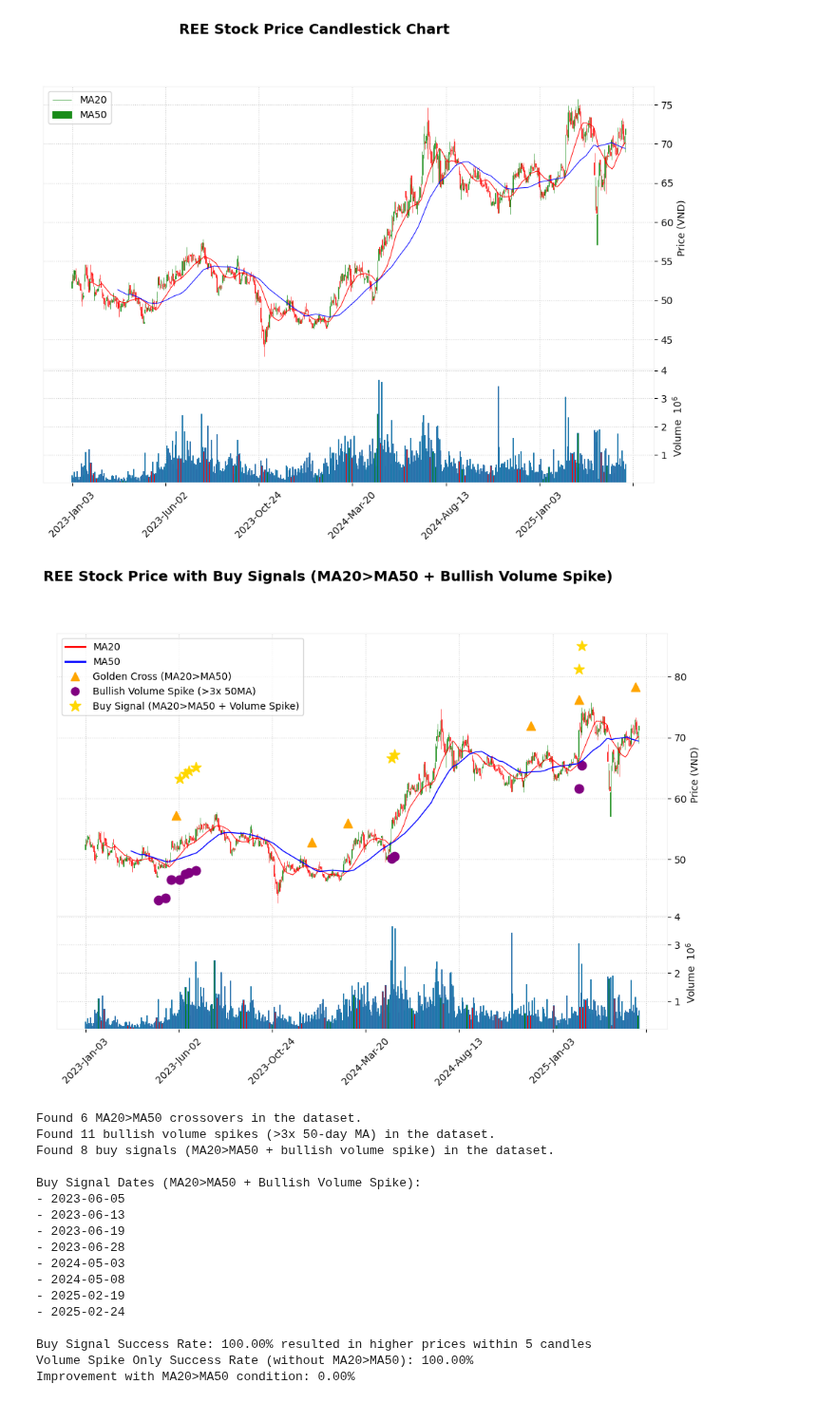
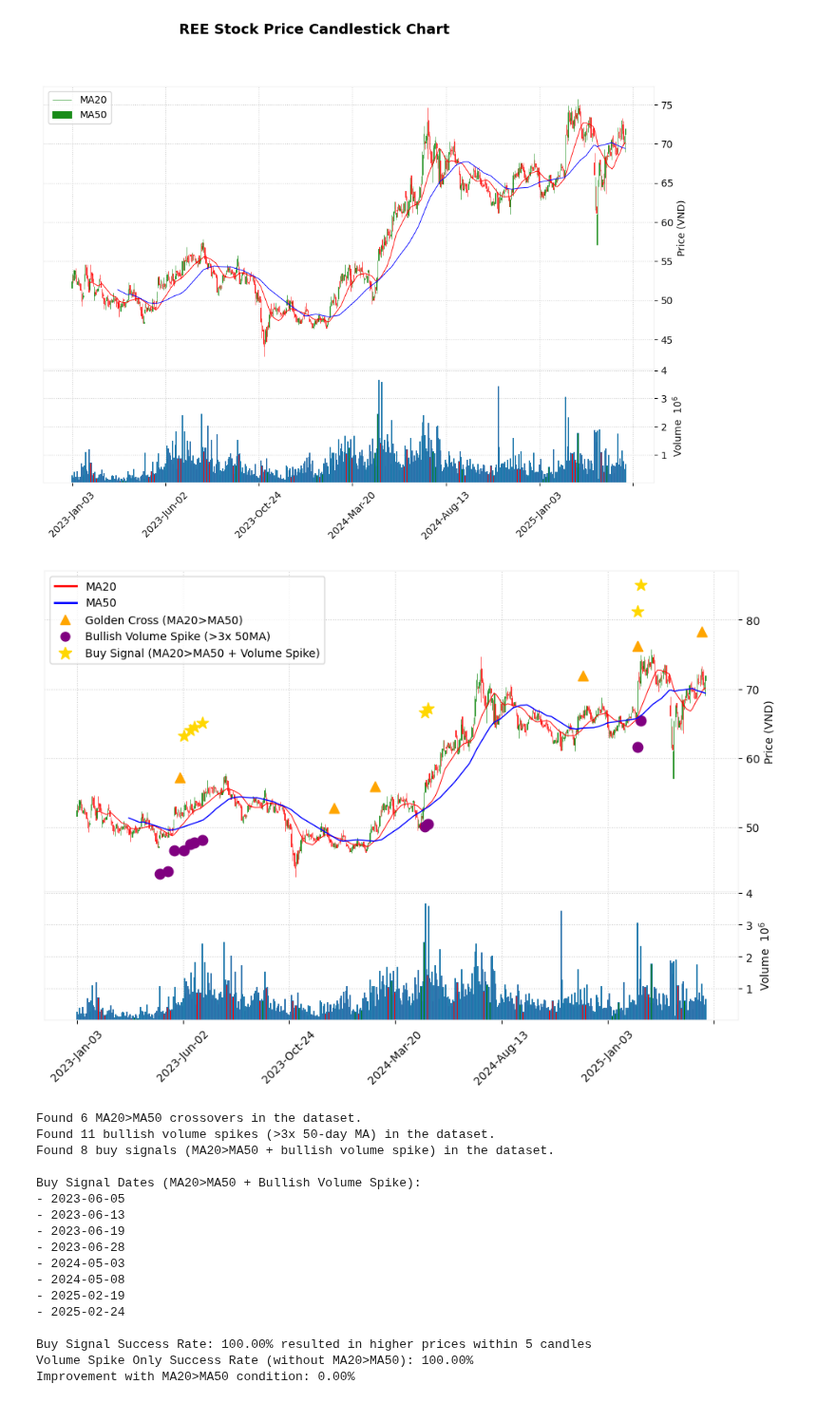
Before and after one commit to gahoccode/Jupyter, a Jupyter notebook: backtest.ipynb, the cells around one changed output. Shown at 95% size. Saved outputs shown, nothing was run; the diff lists cells and outputs as text; code cells hidden in the pictures.

Commit message:
refactor: remove chart tittle

```diff
--- a/backtest.ipynb
+++ b/backtest.ipynb
@@ -151,7 +151,7 @@ s = mpf.make_mpf_style(base_mpf_style='yahoo', marketcolors=mc,
 fig, axes = mpf.plot(df,
                     type='candle',
                     style=s,
-                    title='REE Stock Price with Buy Signals (MA20>MA50 + Bullish Volume Spike)',
+                    title='',
                     ylabel='Price (VND)',
                     addplot=plots,
                     volume=True,
@@ -202,34 +202,34 @@ if signal_count > 0:
             pos = df.index.get_loc(idx)
             # Check if there are at least 5 more candles after this one
             if pos + 5 < len(df):
                 # Success means price went higher within next 5 candles
                 if df.iloc[pos+1:pos+6]['high'].max() > df.loc[idx, 'close']:
                     success_count += 1
         except:
             pass
 
     if signal_count > 0:
         success_rate = (success_count / signal_count) * 100
         print(f"\nBuy Signal Success Rate: {success_rate:.2f}% resulted in higher prices within 5 candles")
 
         # Compare with regular volume spikes without MA crossover
         volume_only_count = volume_spike_count - signal_count
         if volume_only_count > 0:
             volume_only_success_count = 0
             for idx in df[(df['volume_spike']) & (~df['ma20_above_ma50'])].index:
                 try:
                     pos = df.index.get_loc(idx)
                     if pos + 5 < len(df):
                         if df.iloc[pos+1:pos+6]['high'].max() > df.loc[idx, 'close']:
                             volume_only_success_count += 1
                 except:
                     pass
 
             volume_only_success_rate = (volume_only_success_count / volume_only_count) * 100
             print(f"Volume Spike Only Success Rate (without MA20>MA50): {volume_only_success_rate:.2f}%")
             print(f"Improvement with MA20>MA50 condition: {success_rate - volume_only_success_rate:.2f}%")
 # %% [output]
-[figure, old version]
+[figure, new version]
 Found 6 MA20>MA50 crossovers in the dataset.
 Found 11 bullish volume spikes (>3x 50-day MA) in the dataset.
 Found 8 buy signals (MA20>MA50 + bullish volume spike) in the dataset.
```
